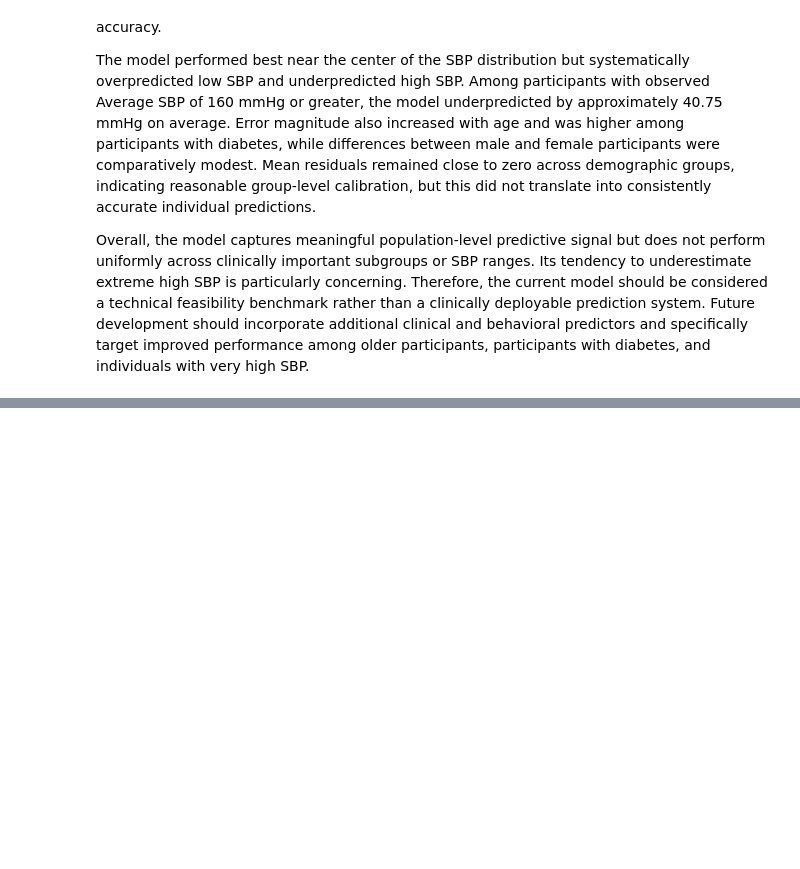
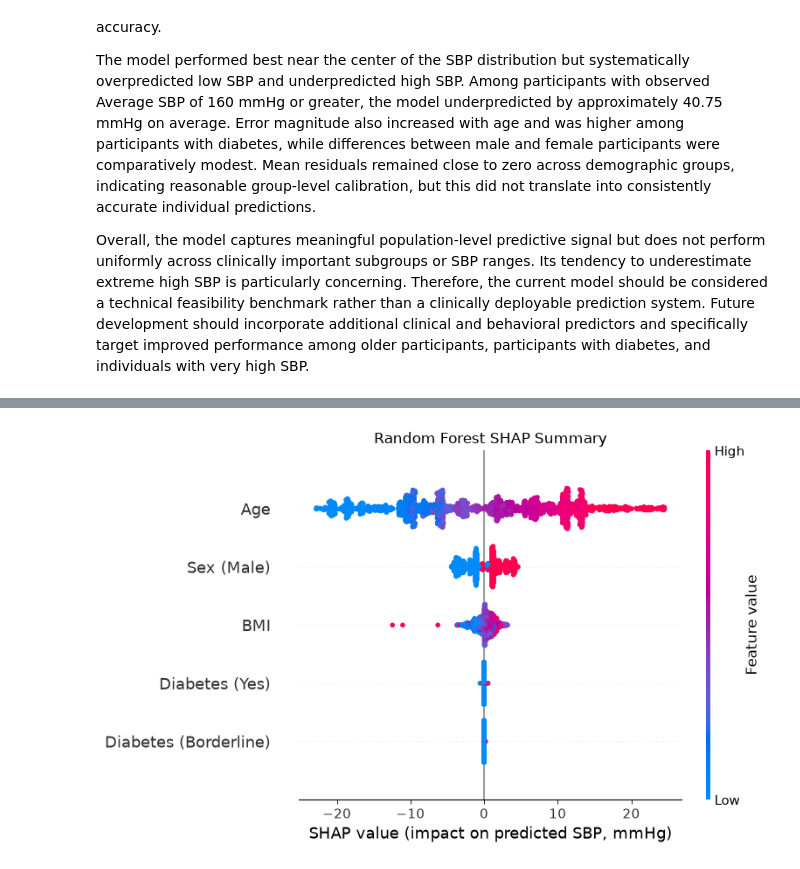
Before and after one commit to kmnguyen37/Intelligent-Blood-Presure-Risk-Assessment, a Jupyter notebook: notebook/01-project-notebook.ipynb, the cells around one changed output, grey strips where cells are left out. Saved outputs shown, nothing was run; the diff lists cells and outputs as text; code cells hidden in the pictures; blank space fills up the shorter version.

```diff
--- a/notebook/01-project-notebook.ipynb
+++ b/notebook/01-project-notebook.ipynb
@@ -3302,0 +3395,16 @@ Overall, the model captures meaningful population-level predictive signal but do
+# %%
+## Create beeswarm plot of SHAP values for the top 5 features
+plt.figure(figsize=(6, 3))
+shap.plots.beeswarm(
+    rf_shap_display,
+    max_display=5,
+    show=False,
+    plot_size=(8, 5)
+)
+
+plt.title("Random Forest SHAP Summary")
+plt.xlabel("SHAP value (impact on predicted SBP, mmHg)")
+plt.tight_layout()
+plt.show()
+# %% [output]
+[figure, added]
```
Also changed, not shown: parts of 35 cells of this notebook, 3 other files.
